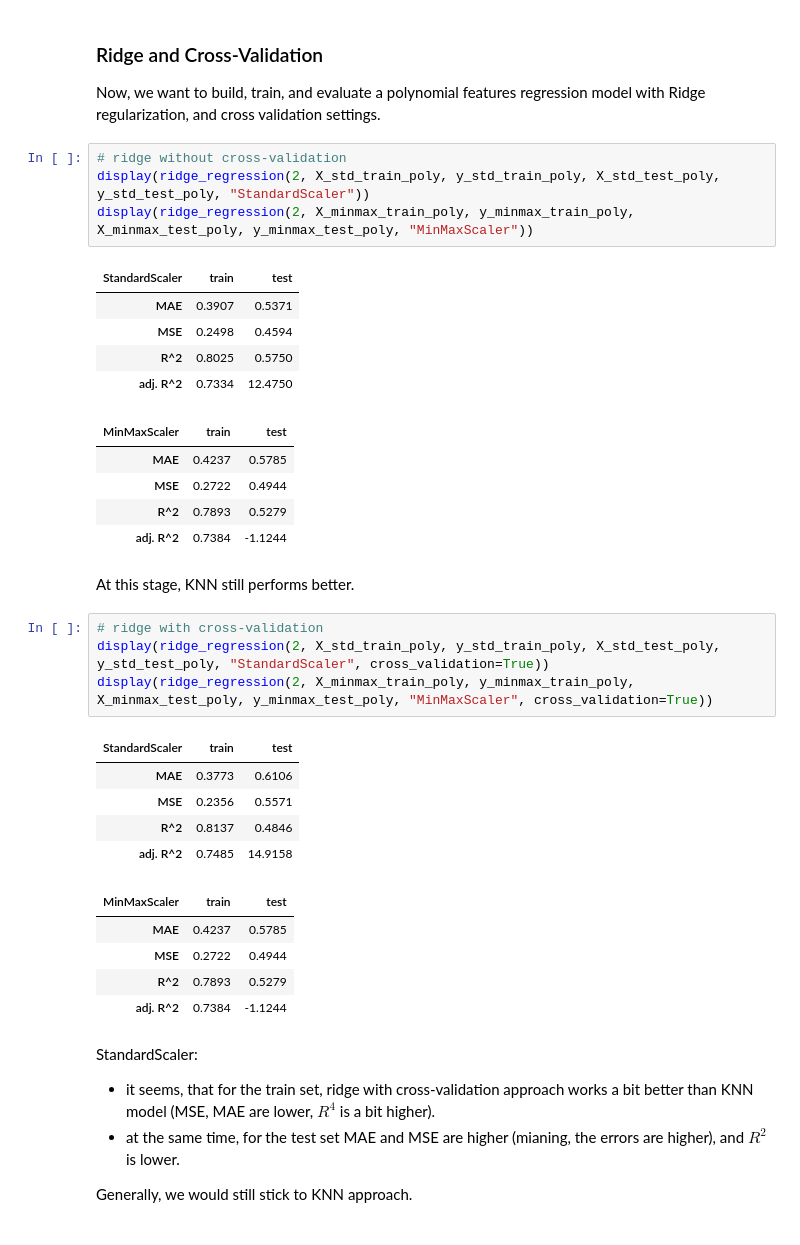
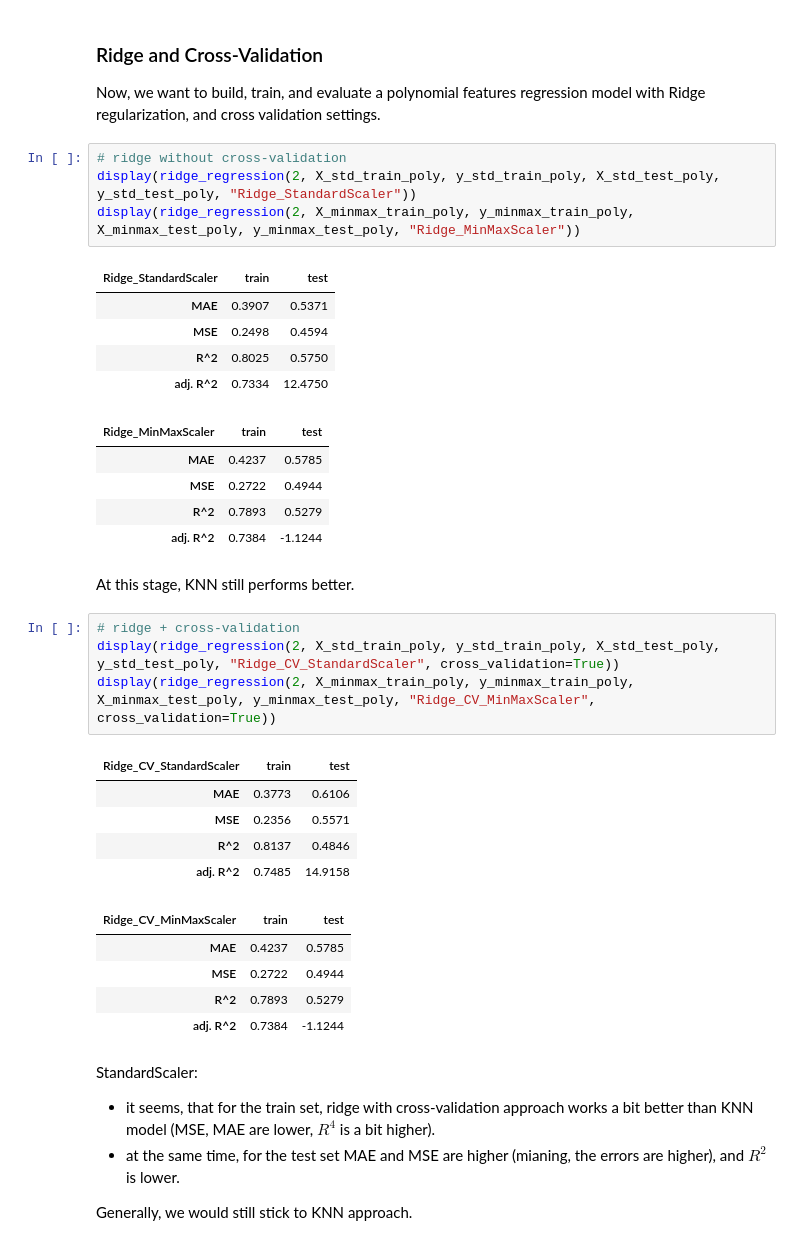
Before and after one commit to mivelikikh/what_makes_us_happy, a Jupyter notebook: PCA_approach.ipynb, the cells around one changed output. Cells and saved outputs as stored; diff of their text form.

```diff
--- a/PCA_approach.ipynb
+++ b/PCA_approach.ipynb
@@ -406,15 +407,15 @@ Polynomial function without ridge and cross-validation doesn't provide better pe
 Now, we want to build, train, and evaluate a polynomial features regression model with Ridge regularization, and cross validation settings.
 # %%
 # ridge without cross-validation
-display(ridge_regression(2, X_std_train_poly, y_std_train_poly, X_std_test_poly, y_std_test_poly, "StandardScaler"))
-display(ridge_regression(2, X_minmax_train_poly, y_minmax_train_poly, X_minmax_test_poly, y_minmax_test_poly, "MinMaxScaler"))
+display(ridge_regression(2, X_std_train_poly, y_std_train_poly, X_std_test_poly, y_std_test_poly, "Ridge_StandardScaler"))
+display(ridge_regression(2, X_minmax_train_poly, y_minmax_train_poly, X_minmax_test_poly, y_minmax_test_poly, "Ridge_MinMaxScaler"))
 # %% [output]
-| StandardScaler | train | test |
+| Ridge_StandardScaler | train | test |
 | MAE | 0.3907 | 0.5371 |
 | MSE | 0.2498 | 0.4594 |
 | R^2 | 0.8025 | 0.5750 |
 | adj. R^2 | 0.7334 | 12.4750 |
-| MinMaxScaler | train | test |
+| Ridge_MinMaxScaler | train | test |
 | MAE | 0.4237 | 0.5785 |
 | MSE | 0.2722 | 0.4944 |
 | R^2 | 0.7893 | 0.5279 |
@@ -422,16 +423,16 @@ display(ridge_regression(2, X_minmax_train_poly, y_minmax_train_poly, X_minmax_t
 # %% [markdown]
 At this stage, KNN still performs better.
 # %%
-# ridge with cross-validation
-display(ridge_regression(2, X_std_train_poly, y_std_train_poly, X_std_test_poly, y_std_test_poly, "StandardScaler", cross_validation=True))
-display(ridge_regression(2, X_minmax_train_poly, y_minmax_train_poly, X_minmax_test_poly, y_minmax_test_poly, "MinMaxScaler", cross_validation=True))
+# ridge + cross-validation
+display(ridge_regression(2, X_std_train_poly, y_std_train_poly, X_std_test_poly, y_std_test_poly, "Ridge_CV_StandardScaler", cross_validation=True))
+display(ridge_regression(2, X_minmax_train_poly, y_minmax_train_poly, X_minmax_test_poly, y_minmax_test_poly, "Ridge_CV_MinMaxScaler", cross_validation=True))
 # %% [output]
-| StandardScaler | train | test |
+| Ridge_CV_StandardScaler | train | test |
 | MAE | 0.3773 | 0.6106 |
 | MSE | 0.2356 | 0.5571 |
 | R^2 | 0.8137 | 0.4846 |
 | adj. R^2 | 0.7485 | 14.9158 |
-| MinMaxScaler | train | test |
+| Ridge_CV_MinMaxScaler | train | test |
 | MAE | 0.4237 | 0.5785 |
 | MSE | 0.2722 | 0.4944 |
 | R^2 | 0.7893 | 0.5279 |
```
Also changed, not shown: parts of 12 cells of this notebook.
